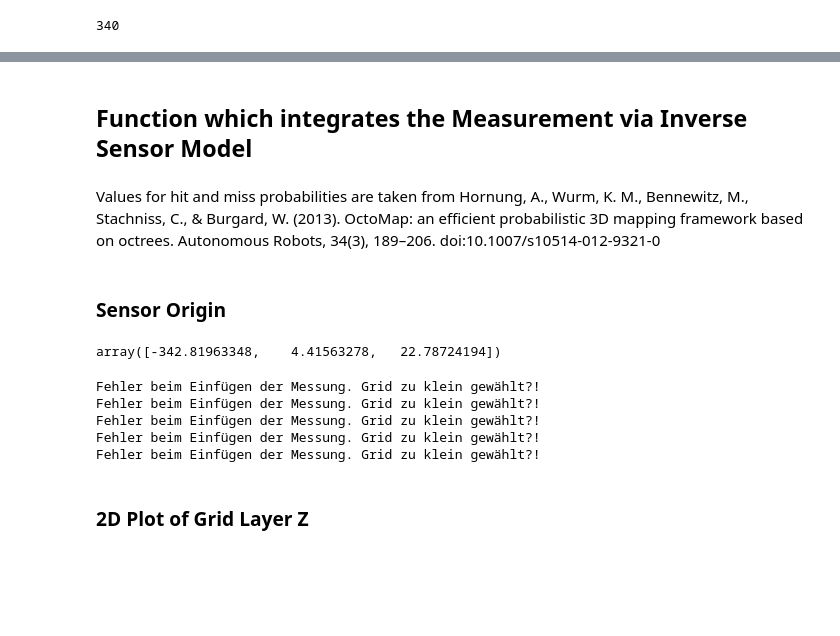
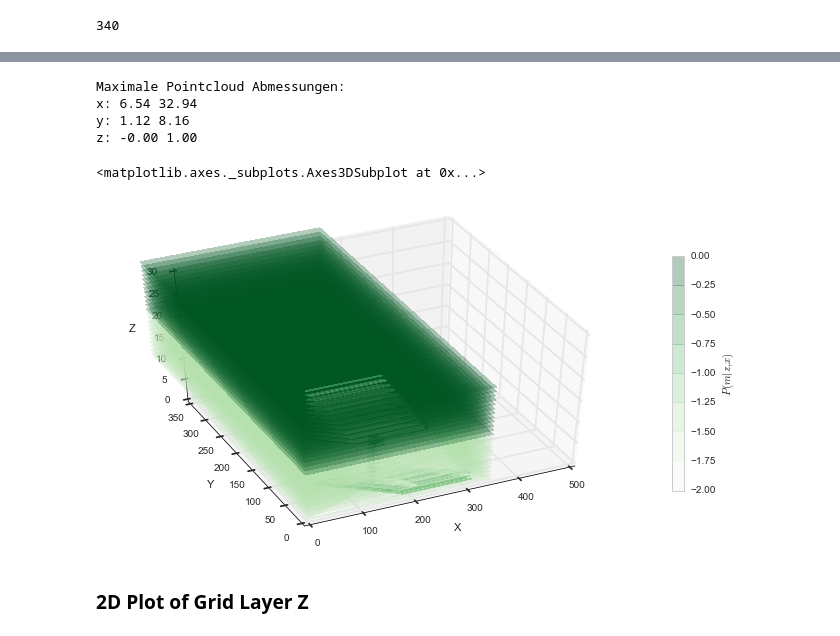
Before and after one commit to balzer82/3D-OccupancyGrid-Python, a Jupyter notebook: 3D-Occupancy-Grid-ibeo-Lux-BlenSor.ipynb, the cells around one changed output, grey strips where cells are left out. Saved outputs shown, nothing was run; the diff lists cells and outputs as text; code cells hidden in the pictures; blank space fills up the shorter version.

```diff
--- a/3D-Occupancy-Grid-ibeo-Lux-BlenSor.ipynb
+++ b/3D-Occupancy-Grid-ibeo-Lux-BlenSor.ipynb
@@ -237,4 +295,0 @@ plt3d.set_ylabel('Y')
-# %% [markdown]
-## Function which integrates the Measurement via Inverse Sensor Model
-# %% [markdown]
-Values for hit and miss probabilities are taken from Hornung, A., Wurm, K. M., Bennewitz, M., Stachniss, C., & Burgard, W. (2013). OctoMap: an efficient probabilistic 3D mapping framework based on octrees. Autonomous Robots, 34(3), 189–206. doi:10.1007/s10514-012-9321-0
@@ -272,23 +296,18 @@ def insertPointcloudBRESENHAM(tSensor, xe,ye,ze):
-# %% [markdown]
-### Sensor Origin
-# %%
-tSensor = t/r  # Translation (shift from 0,0,0) in Grid Cell Numbers
-tSensor
-# %% [output]
-array([-342.81963348,    4.41563278,   22.78724194])
-# %%
-# integrate the measurement 5 times
-for m in range(5):
-    try:
-        insertPointcloudBRESENHAM(tSensor, xe/r,ye/r,ze/r)
-    except:
-        print('Fehler beim Einfügen der Messung. Grid zu klein gewählt?!')
-# %% [output]
-Fehler beim Einfügen der Messung. Grid zu klein gewählt?!
-Fehler beim Einfügen der Messung. Grid zu klein gewählt?!
-Fehler beim Einfügen der Messung. Grid zu klein gewählt?!
-Fehler beim Einfügen der Messung. Grid zu klein gewählt?!
-Fehler beim Einfügen der Messung. Grid zu klein gewählt?!
+# %%
+print('Maximale Pointcloud Abmessungen:')
+print('x: %.2f %.2f' % (pointcloud.x.min(), pointcloud.x.max()))
+print('y: %.2f %.2f' % (pointcloud.y.min(), pointcloud.y.max()))
+print('z: %.2f %.2f' % (pointcloud.z.min(), pointcloud.z.max()))
+# %% [output]
+Maximale Pointcloud Abmessungen:
+x: 6.54 32.94
+y: 1.12 8.16
+z: -0.00 1.00
+# %%
+plot3Dgrid(grid, 45, -115)
+# %% [output]
+<matplotlib.axes._subplots.Axes3DSubplot at 0x...>
+[figure, added]
 # %% [markdown]
 ### 2D Plot of Grid Layer Z
 # %%
```
Also changed, not shown: parts of 32 cells of this notebook, 1 other file.
